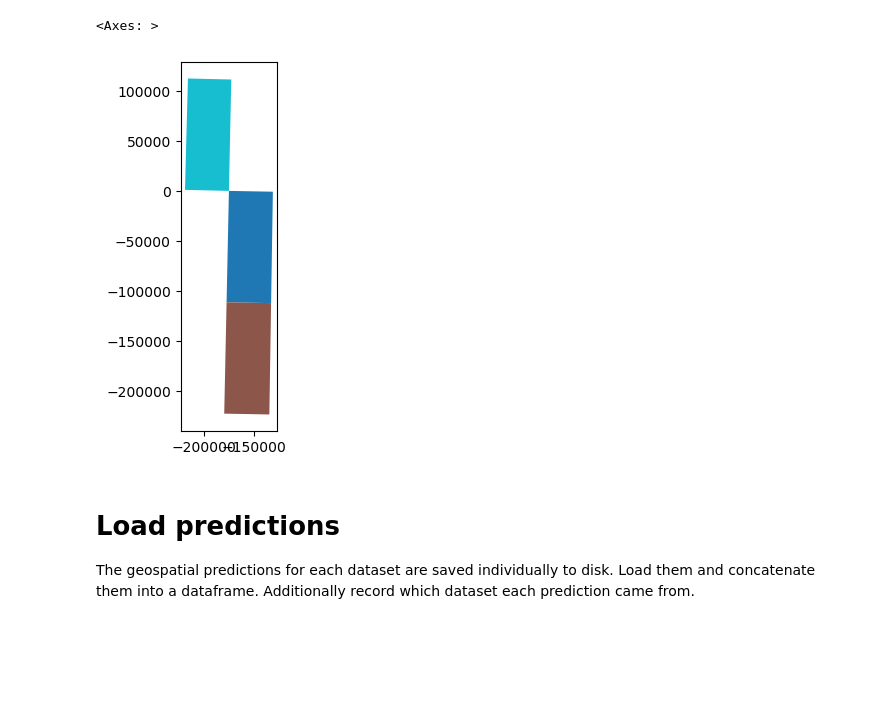
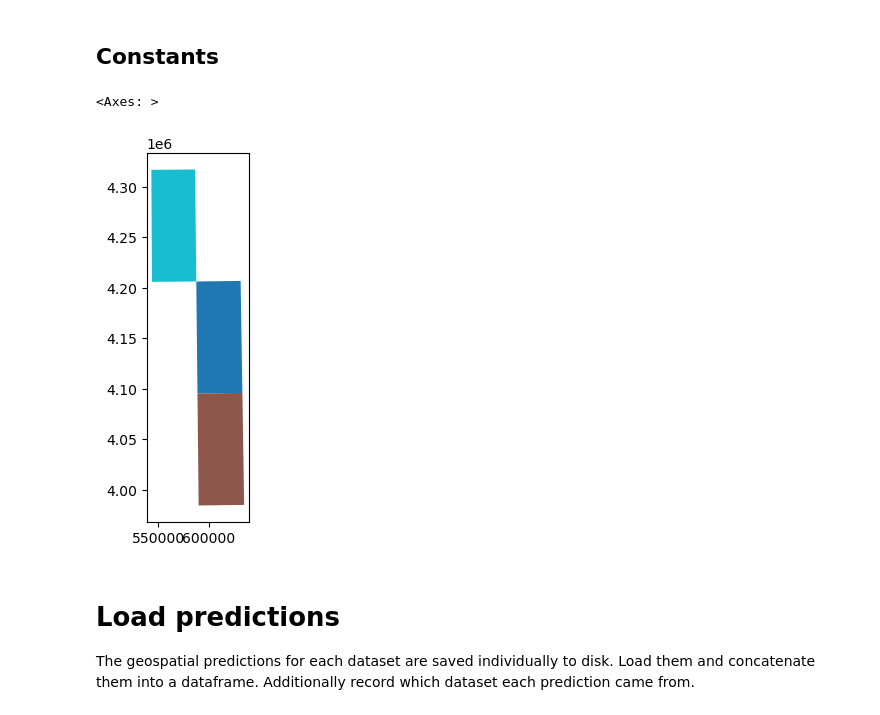
Before and after one commit to focal-lab/ucnrs-experiments, a Jupyter notebook: code/analysis/cover_change.ipynb, the cells around one changed output. Drawn from its saved outputs; the diff is of its cells as text; code cells hidden in the pictures; blank space fills up the shorter version.

```diff
--- a/code/analysis/cover_change.ipynb
+++ b/code/analysis/cover_change.ipynb
@@ -24,5 +28,7 @@ from sklearn.metrics import ConfusionMatrixDisplay
 from spatial_utils.geometric import merge_classified_polygons_by_voting
 from spatial_utils.geospatial import ensure_projected_CRS
 from spatial_utils.geofileops_wrappers import geofileops_clip, geofileops_dissolve
+# %% [markdown]
+## Constants
 # %%
 METADATA_FOLDER = Path(
@@ -62,19 +67,19 @@ WORKING_CRS = pyproj.CRS.from_epsg(3310)
 # %%
 # The generous bounds of the reserves
 RESERVE_BOUNDS = gpd.GeoDataFrame(
     {
         "geometry": [
             box(xmin=-122.5, ymin=38, xmax=-122, ymax=39),
             box(xmin=-122, ymin=37, xmax=-121.5, ymax=38),
             box(xmin=-122, ymin=36, xmax=-121.5, ymax=37),
         ],
         "reserve": ["Quail", "BORR", "Hastings"],
     },
     crs=4326,
 )
-RESERVE_BOUNDS.to_crs(WORKING_CRS, inplace=True)
+RESERVE_BOUNDS = ensure_projected_CRS(RESERVE_BOUNDS)
 RESERVE_BOUNDS.plot("reserve")
 # %% [output]
 <Axes: >
-[figure, old version]
+[figure, new version]
 # %%
```
Also changed, not shown: parts of 13 cells of this notebook.
